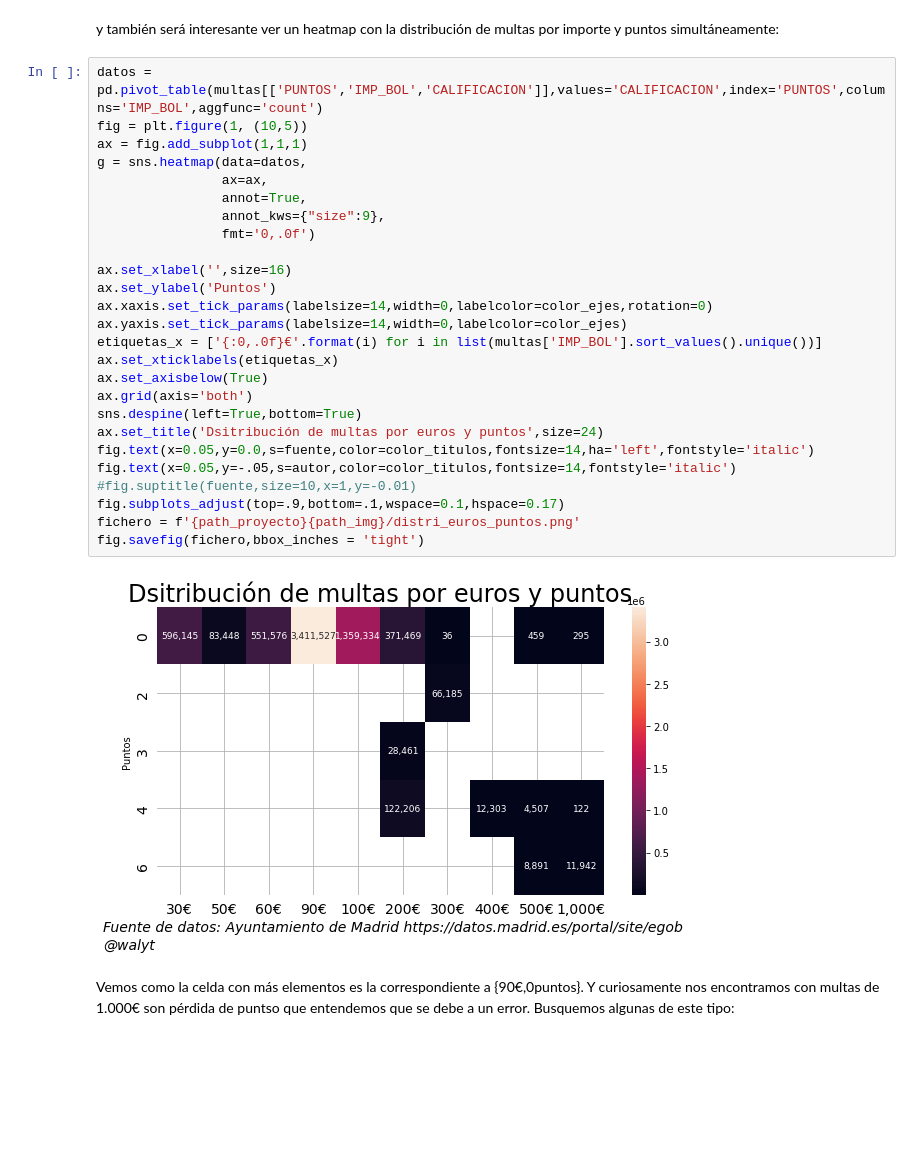
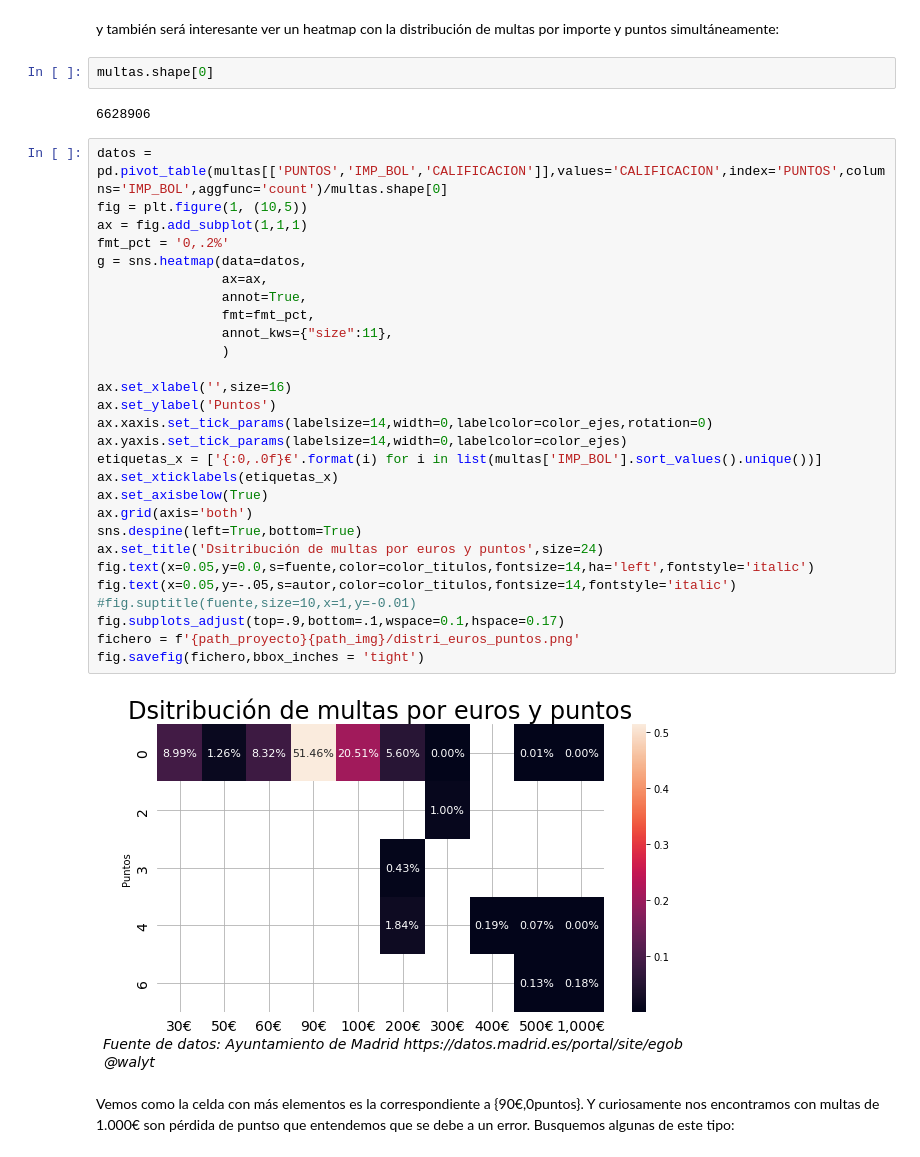
Before and after one commit to mharias/multas_madrid, a Jupyter notebook: code/multas_hilo_twitter.ipynb, the cells around one changed output. Cells and saved outputs as stored; diff of their text form; blank space fills up the shorter version.

```diff
--- a/code/multas_hilo_twitter.ipynb
+++ b/code/multas_hilo_twitter.ipynb
@@ -502,34 +488,40 @@ fig.savefig(fichero,bbox_inches = 'tight')
 [figure]
 # %% [markdown]
 y también será interesante ver un heatmap con la distribución de multas por importe y puntos simultáneamente:
+# %%
+multas.shape[0]
+# %% [output]
+6628906
 # %%
-datos = pd.pivot_table(multas[['PUNTOS','IMP_BOL','CALIFICACION']],values='CALIFICACION',index='PUNTOS',columns='IMP_BOL',aggfunc='count')
+datos = pd.pivot_table(multas[['PUNTOS','IMP_BOL','CALIFICACION']],values='CALIFICACION',index='PUNTOS',columns='IMP_BOL',aggfunc='count')/multas.shape[0]
 fig = plt.figure(1, (10,5))
 ax = fig.add_subplot(1,1,1)
+fmt_pct = '0,.2%'
 g = sns.heatmap(data=datos,
                 ax=ax,
                 annot=True,
-                annot_kws={"size":9},
-                fmt='0,.0f')
+                fmt=fmt_pct,
+                annot_kws={"size":11},
+                )
 
 ax.set_xlabel('',size=16)
 ax.set_ylabel('Puntos')
 ax.xaxis.set_tick_params(labelsize=14,width=0,labelcolor=color_ejes,rotation=0)
 ax.yaxis.set_tick_params(labelsize=14,width=0,labelcolor=color_ejes)
 etiquetas_x = ['{:0,.0f}€'.format(i) for i in list(multas['IMP_BOL'].sort_values().unique())]
 ax.set_xticklabels(etiquetas_x)
 ax.set_axisbelow(True)
 ax.grid(axis='both')
 sns.despine(left=True,bottom=True)
 ax.set_title('Dsitribución de multas por euros y puntos',size=24)
 fig.text(x=0.05,y=0.0,s=fuente,color=color_titulos,fontsize=14,ha='left',fontstyle='italic')
 fig.text(x=0.05,y=-.05,s=autor,color=color_titulos,fontsize=14,fontstyle='italic')
 #fig.suptitle(fuente,size=10,x=1,y=-0.01)
 fig.subplots_adjust(top=.9,bottom=.1,wspace=0.1,hspace=0.17)
 fichero = f'{path_proyecto}{path_img}/distri_euros_puntos.png'
 fig.savefig(fichero,bbox_inches = 'tight')
 # %% [output]
-[figure, old version]
+[figure, new version]
 # %% [markdown]
 Vemos como la celda con más elementos es la correspondiente a {90€,0puntos}. Y curiosamente nos encontramos con multas de 1.000€ son pérdida de puntso que entendemos que se debe a un error. Busquemos algunas de este tipo:
 # %%
```
Also changed, not shown: parts of 16 cells of this notebook, 25 other files.
